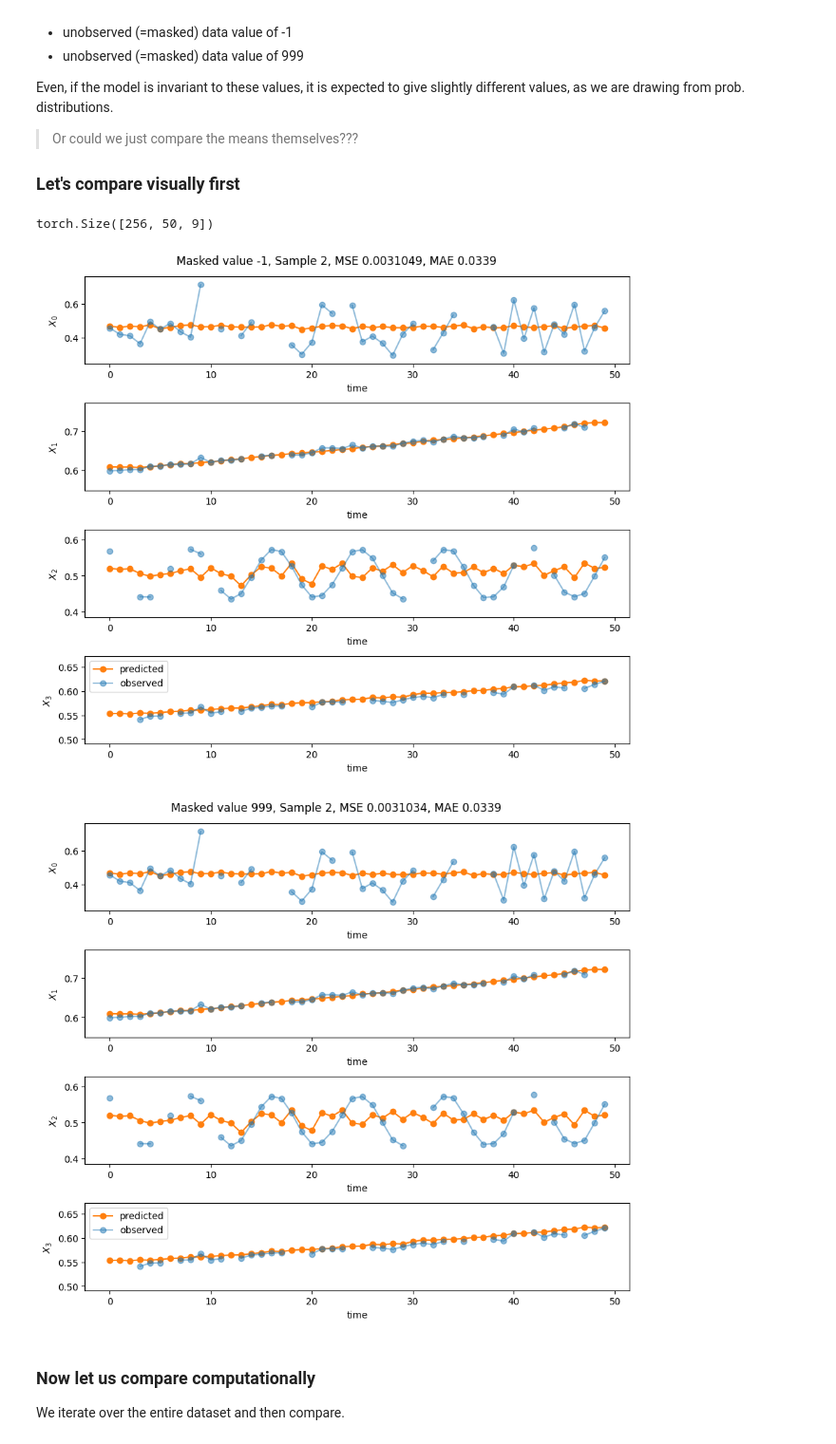
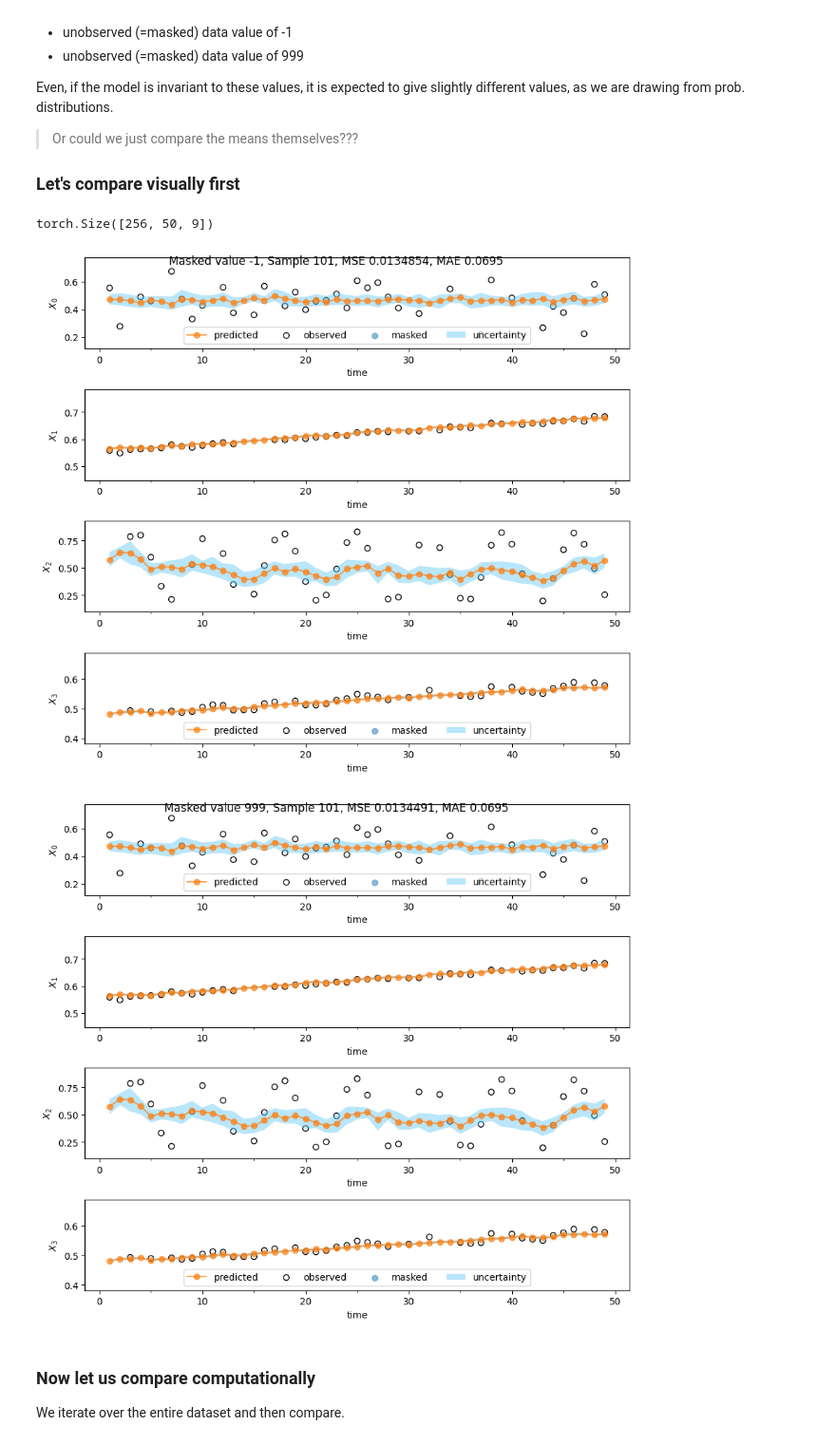
Before and after one commit to joshuawe/sepsis, a Jupyter notebook: imputation/hetvae/src/synthetic_data_interpolation.ipynb, the cells around one changed output. Shown at 95% size. Cells and saved outputs as stored; diff of their text form; code cells hidden in the pictures.

```diff
--- a/imputation/hetvae/src/synthetic_data_interpolation.ipynb
+++ b/imputation/hetvae/src/synthetic_data_interpolation.ipynb
@@ -327,13 +323,14 @@ name = 'toydataset_50000'
 path = data_utils.datasets_dict[name]
 dataset = data_utils.ToyDataDf(path)
 dataset.create_mcar_missingness(0.2, -1)
-model_args = '--niters 2000 --lr 0.0001 --batch-size 128 --rec-hidden 16 --latent-dim 64 --embed-time 128 --enc-num-heads 1 --num-ref-points 16 --n 2000 --dataset toy --seed 0 --norm --sample-tp 0.5 --k-iwae 1'.split()
-train_dataloader, validation_dataloader = dataset.prepare_mtan(model_args=model_args, batch_size=256)
-
-# modify, so that my own (Josh) data is used instead of the HETVAE author's data
-train_loader = train_dataloader
-val_loader = validation_dataloader
-test_loader = validation_dataloader
+# model_args = '--niters 2000 --lr 0.0001 --batch-size 128 --rec-hidden 16 --latent-dim 64 --embed-time 128 --enc-num-heads 1 --num-ref-points 16 --n 2000 --dataset toy --seed 0 --norm --sample-tp 0.5 --k-iwae 1'.split()
+# train_dataloader, validation_dataloader = dataset.prepare_mtan(model_args=model_args, batch_size=256)
+dataloader_dict = dataset.prepare_data_mtan(batch_size=256)
+train_loader = dataloader_dict['train']
+gt_train_loader = dataloader_dict['train_ground_truth']
+val_loader = dataloader_dict['validation']
+gt_validation_loader = dataloader_dict['validation_ground_truth']
+test_loader = val_loader
 union_tp = utils.union_time(train_loader)
 dim = 4
 # %% [output]
@@ -400,26 +407,26 @@ Even, if the model is invariant to these values, it is expected to give slightly
 ### Let's compare visually first
 # %%
 # masked value of -1
-batch = next(iter(train_loader))
+ground_truth_batch, batch = data_utils.get_batch_train_ground_truth(train_loader, gt_train_loader, batch_num=0)
 # batch = batch[:3,...]
 print(batch.shape)
 batch_m1 = batch.clone()
-pred_mean_m1, pred_std_m1, quantile_low, quantile_high = hetvae.impute(batch_m1, 200)
+pred_mean_m1, pred_std_m1, quantile_lowm1, quantile_highm1 = hetvae.impute(batch_m1, 200)
 
 # masked value of 999
 batch_999 = batch.clone()
 batch_999_mask = batch_999[:,:,dim:2*dim]
 batch_999_mask[batch_999_mask == -1] = 999
-pred_mean_999, pred_std_999, quantile_low, quantile_high = hetvae.impute(batch_999, 200)
+pred_mean_999, pred_std_999, quantile_low999, quantile_high999 = hetvae.impute(batch_999, 200)
 
 # visualize
 sample = np.random.randint(0,batch.shape[0])
-utils.visualize_sample(batch_m1, pred_mean_m1, title='Masked value -1, ', sample=sample)
-utils.visualize_sample(batch_999, pred_mean_999, title='Masked value 999, ', sample=sample)
+utils.visualize_sample(batch_m1, pred_mean_m1,quantile_lowm1, quantile_highm1, title='Masked value -1, ', sample=sample)
+utils.visualize_sample(batch_999, pred_mean_999,quantile_low999, quantile_high999, title='Masked value 999, ', sample=sample)
 # %% [output]
 torch.Size([256, 50, 9])
-[figure, old version]
+[figure, new version]
-[figure, old version]
+[figure, new version]
 # %% [markdown]
 ### Now let us compare computationally
 
```
Also changed, not shown: parts of 12 cells of this notebook, 3 other files.
